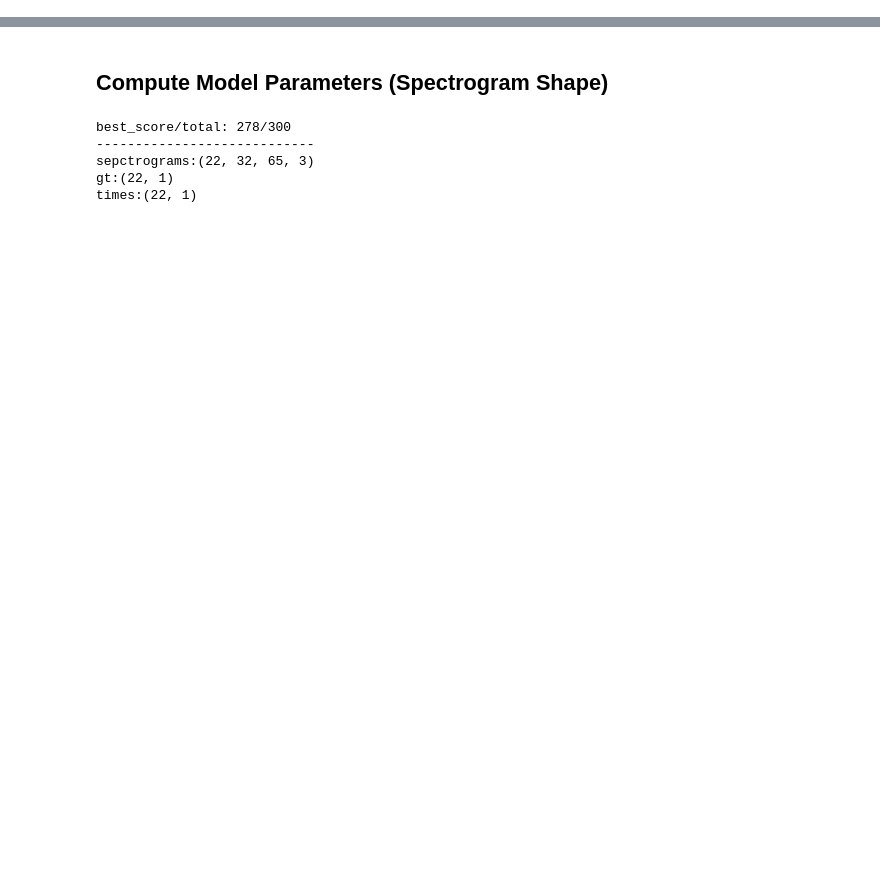
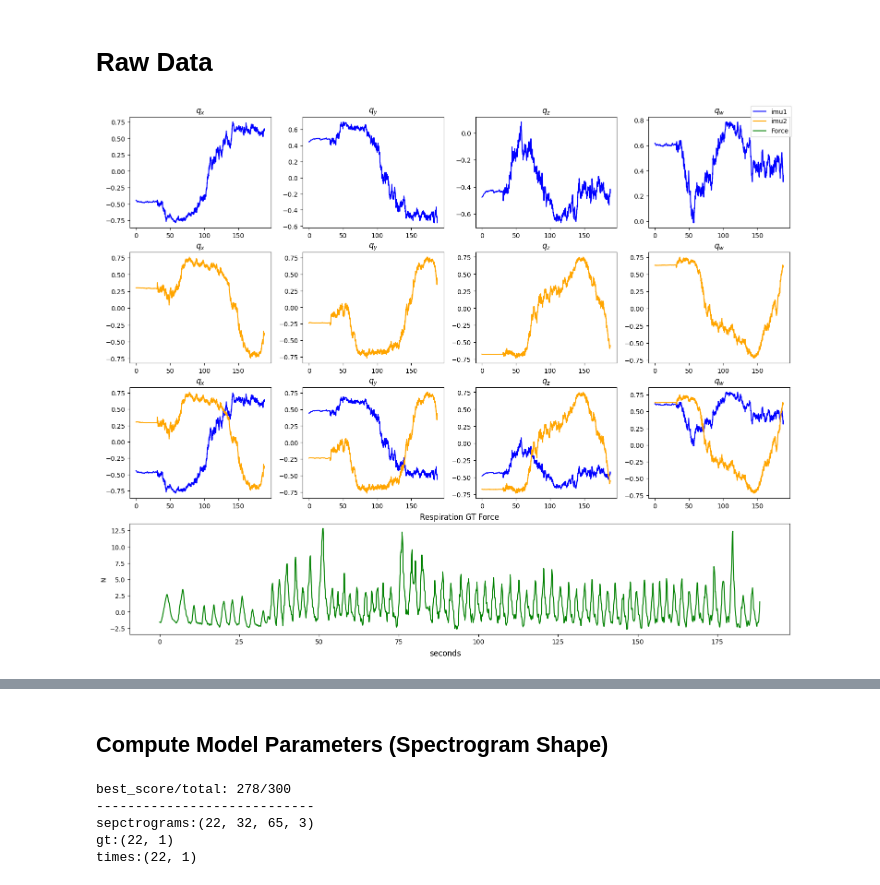
Before and after one commit to Yang-Yun-Yeh/RR-HR, a Jupyter notebook: learning_base_17P_32.ipynb, the cells around one changed output, grey strips where cells are left out. Cells and saved outputs as stored; diff of their text form; code cells hidden in the pictures; blank space fills up the shorter version.

```diff
--- a/learning_base_17P_32.ipynb
+++ b/learning_base_17P_32.ipynb
@@ -16,3 +16,40 @@ import torch
 from torch.utils.data import Dataset, DataLoader
 
 import pickle
+# %% [markdown]
+# Raw Data
+# %%
+fs = 10
+start_pt, end_pt = 0, -1
+still_pt = 300 # 500
+
+person = 'm7'
+action_name = "walk_0621_0422"
+file_path = f'./data/all/{person}/{action_name}.csv'
+
+data = pd.read_csv(file_path)
+data.columns = [
+    "Timestamp",
+    "imu1_q_x",
+    "imu1_q_y",
+    "imu1_q_z",
+    "imu1_q_w",
+    "imu2_q_x",
+    "imu2_q_y",
+    "imu2_q_z",
+    "imu2_q_w",
+    "Force",
+    "RR",
+]
+sensor_names=['imu1','imu2']
+cols = ['q_x', 'q_y', 'q_z', 'q_w']
+data = data.iloc[start_pt:end_pt]
+
+data = align_delay(data, delay=10)
+data["Timestamp"] = pd.to_datetime(data["Timestamp"])
+data = data.set_index("Timestamp")
+
+draw_imu_curve(data, overlap=True, show_gt=True)
+# draw_imu_curve(data, overlap=True, show_gt=False)
+# %% [output]
+[figure, added]
```
Also changed, not shown: parts of 10 cells of this notebook, 15 other files.
